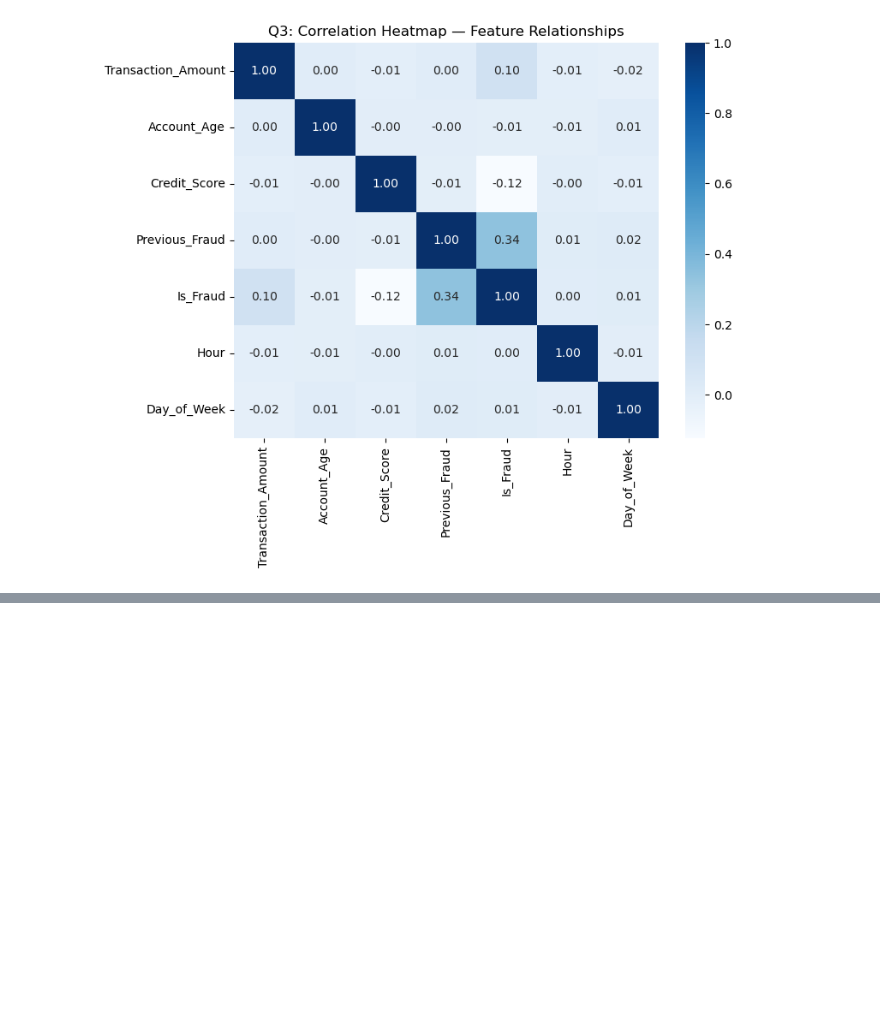
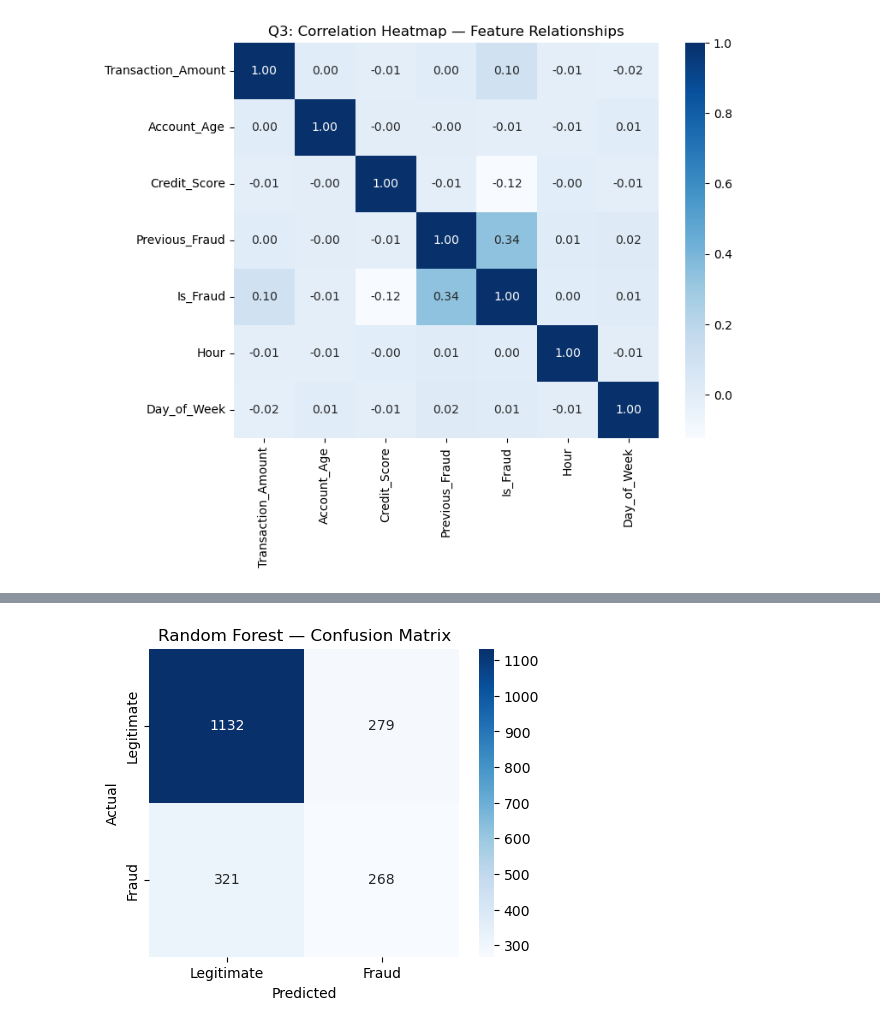
Before and after one commit to nduvawinnie/ai-powered-banking-fraud-detection-analysis, a Jupyter notebook: WINNIE_PROJECTS/new_banking_frauds.ipynb, the cells around one changed output, grey strips where cells are left out. Saved outputs shown, nothing was run; the diff lists cells and outputs as text; code cells hidden in the pictures; blank space fills up the shorter version.

```diff
--- a/WINNIE_PROJECTS/new_banking_frauds.ipynb
+++ b/WINNIE_PROJECTS/new_banking_frauds.ipynb
@@ -317,0 +446,4 @@ plt.show()
+# %%
+# Random Forest fitting
+rf = RandomForestClassifier(random_state=42)
+rf.fit(X_train, y_train)
@@ -317,0 +452,4 @@ plt.show()
+# %%
+# Predictions
+y_pred_rf = rf.predict(X_test)
+y_prob_rf = rf.predict_proba(X_test)[:,1]
@@ -317,0 +486,12 @@ plt.show()
+# %%
+# Confusion Matrix
+plt.figure(figsize=(5,4))
+sns.heatmap(confusion_matrix(y_test, y_pred_rf), annot=True, fmt='d',
+            cmap='Blues', xticklabels=['Legitimate', 'Fraud'],
+            yticklabels=['Legitimate', 'Fraud'])
+plt.title('Random Forest — Confusion Matrix')
+plt.ylabel('Actual')
+plt.xlabel('Predicted')
+plt.show()
+# %% [output]
+[figure, added]
```
Also changed, not shown: parts of 40 cells of this notebook.
